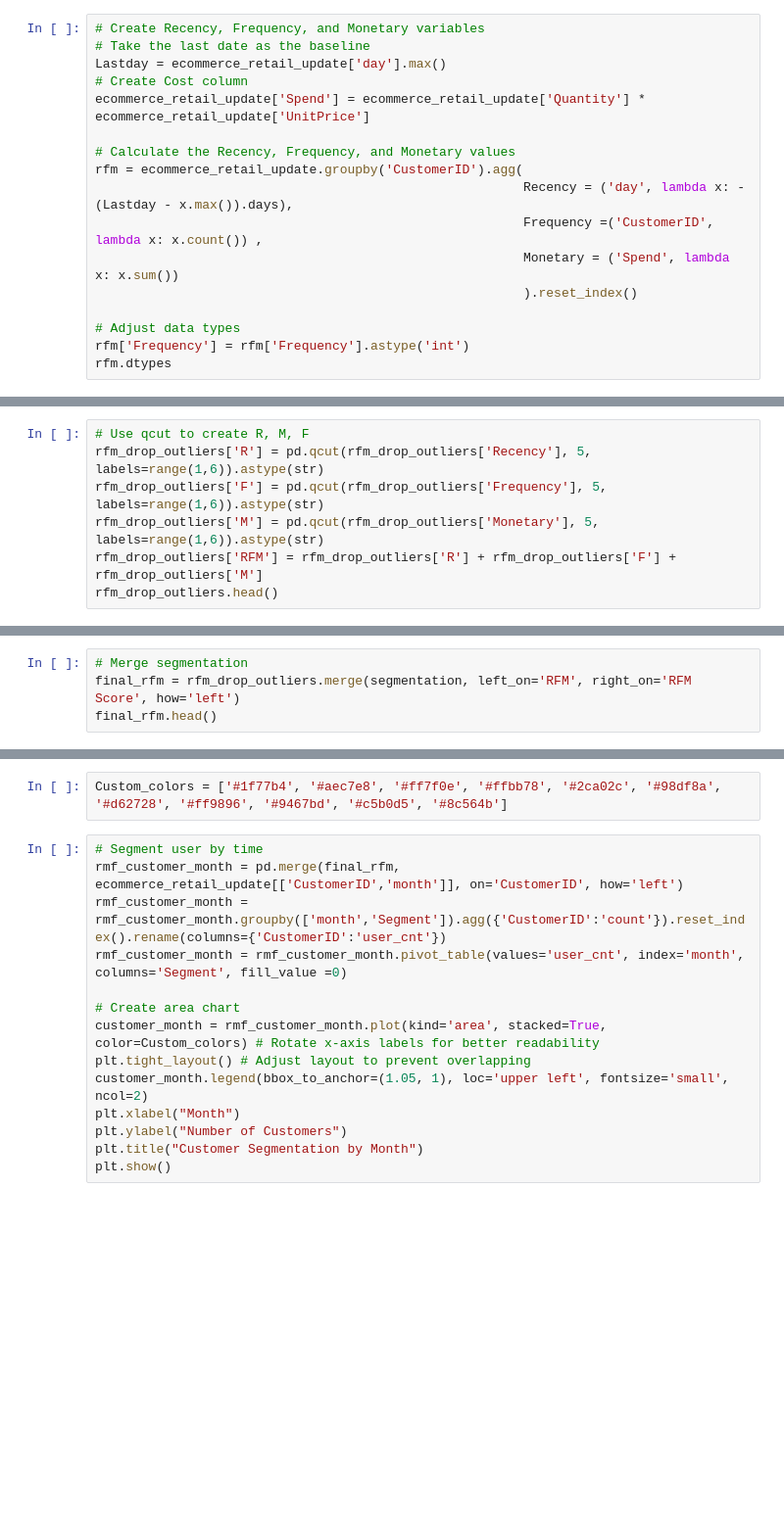
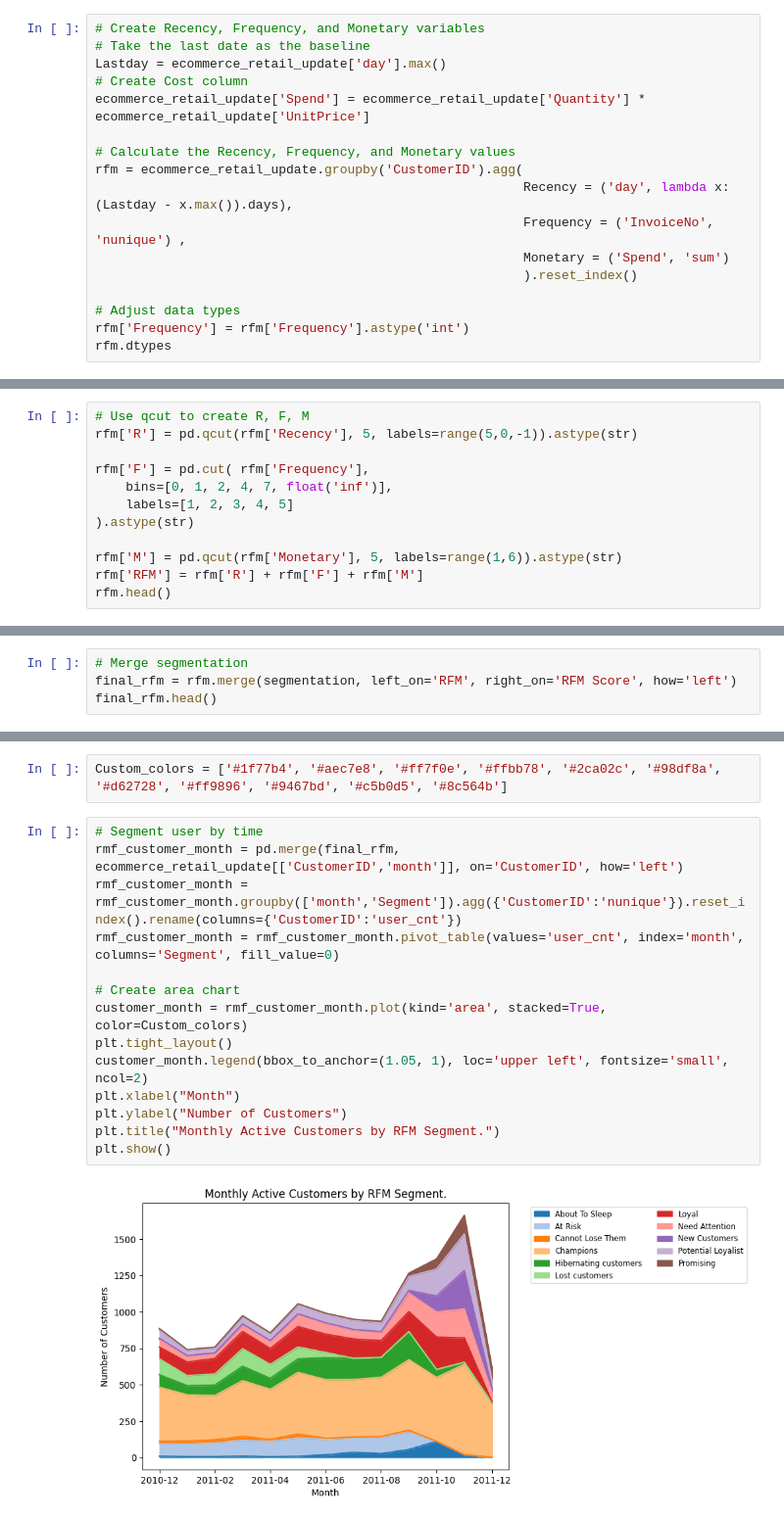
Before and after one commit to TristanNguyen2311/Retail-Customer-Segmentation-with-RFM-Analysis-Python, a Jupyter notebook: RFM_Analysis.ipynb, the cells around one changed output, grey strips where cells are left out. Shown at 98% size. Cells and saved outputs as stored; diff of their text form; blank space fills up the shorter version.

```diff
--- a/RFM_Analysis.ipynb
+++ b/RFM_Analysis.ipynb
@@ -201,9 +424,9 @@ ecommerce_retail_update['Spend'] = ecommerce_retail_update['Quantity'] * ecommer
 
 # Calculate the Recency, Frequency, and Monetary values
 rfm = ecommerce_retail_update.groupby('CustomerID').agg(
-                                                        Recency = ('day', lambda x: -(Lastday - x.max()).days),
-                                                        Frequency =('CustomerID', lambda x: x.count()) ,
-                                                        Monetary = ('Spend', lambda x: x.sum())
+                                                        Recency = ('day', lambda x: (Lastday - x.max()).days),
+                                                        Frequency = ('InvoiceNo', 'nunique') ,
+                                                        Monetary = ('Spend', 'sum')
                                                         ).reset_index()
 
 # Adjust data types
@@ -283,7 +475,12 @@ plt.show()
 # %%
-# Use qcut to create R, M, F
-rfm_drop_outliers['R'] = pd.qcut(rfm_drop_outliers['Recency'], 5, labels=range(1,6)).astype(str)
-rfm_drop_outliers['F'] = pd.qcut(rfm_drop_outliers['Frequency'], 5, labels=range(1,6)).astype(str)
-rfm_drop_outliers['M'] = pd.qcut(rfm_drop_outliers['Monetary'], 5, labels=range(1,6)).astype(str)
-rfm_drop_outliers['RFM'] = rfm_drop_outliers['R'] + rfm_drop_outliers['F'] + rfm_drop_outliers['M']
-rfm_drop_outliers.head()
+# Use qcut to create R, F, M
+rfm['R'] = pd.qcut(rfm['Recency'], 5, labels=range(5,0,-1)).astype(str)
+
+rfm['F'] = pd.cut( rfm['Frequency'],
+    bins=[0, 1, 2, 4, 7, float('inf')],
+    labels=[1, 2, 3, 4, 5]
+).astype(str)
+
+rfm['M'] = pd.qcut(rfm['Monetary'], 5, labels=range(1,6)).astype(str)
+rfm['RFM'] = rfm['R'] + rfm['F'] + rfm['M']
+rfm.head()
@@ -299,4 +517,4 @@ segmentation.head()
 # %%
 # Merge segmentation
-final_rfm = rfm_drop_outliers.merge(segmentation, left_on='RFM', right_on='RFM Score', how='left')
+final_rfm = rfm.merge(segmentation, left_on='RFM', right_on='RFM Score', how='left')
 final_rfm.head()
@@ -380,14 +634,16 @@ Custom_colors = ['#1f77b4', '#aec7e8', '#ff7f0e', '#ffbb78', '#2ca02c', '#98df8a
 # %%
 # Segment user by time
 rmf_customer_month = pd.merge(final_rfm, ecommerce_retail_update[['CustomerID','month']], on='CustomerID', how='left')
-rmf_customer_month = rmf_customer_month.groupby(['month','Segment']).agg({'CustomerID':'count'}).reset_index().rename(columns={'CustomerID':'user_cnt'})
-rmf_customer_month = rmf_customer_month.pivot_table(values='user_cnt', index='month', columns='Segment', fill_value =0)
+rmf_customer_month = rmf_customer_month.groupby(['month','Segment']).agg({'CustomerID':'nunique'}).reset_index().rename(columns={'CustomerID':'user_cnt'})
+rmf_customer_month = rmf_customer_month.pivot_table(values='user_cnt', index='month', columns='Segment', fill_value=0)
 
 # Create area chart
-customer_month = rmf_customer_month.plot(kind='area', stacked=True, color=Custom_colors) # Rotate x-axis labels for better readability
-plt.tight_layout() # Adjust layout to prevent overlapping
+customer_month = rmf_customer_month.plot(kind='area', stacked=True, color=Custom_colors)
+plt.tight_layout()
 customer_month.legend(bbox_to_anchor=(1.05, 1), loc='upper left', fontsize='small', ncol=2)
 plt.xlabel("Month")
 plt.ylabel("Number of Customers")
-plt.title("Customer Segmentation by Month")
+plt.title("Monthly Active Customers by RFM Segment.")
 plt.show()
+# %% [output]
+[figure, added]
```
Also changed, not shown: parts of 50 cells of this notebook.
